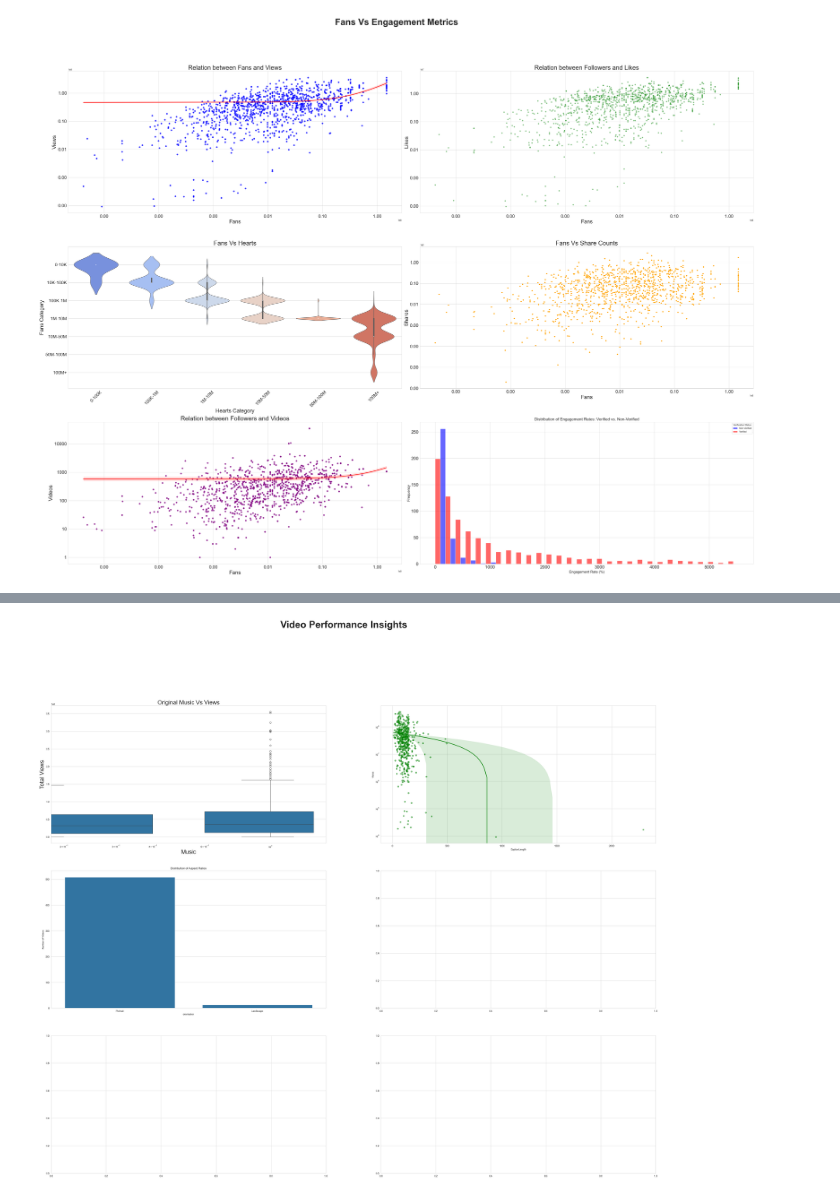
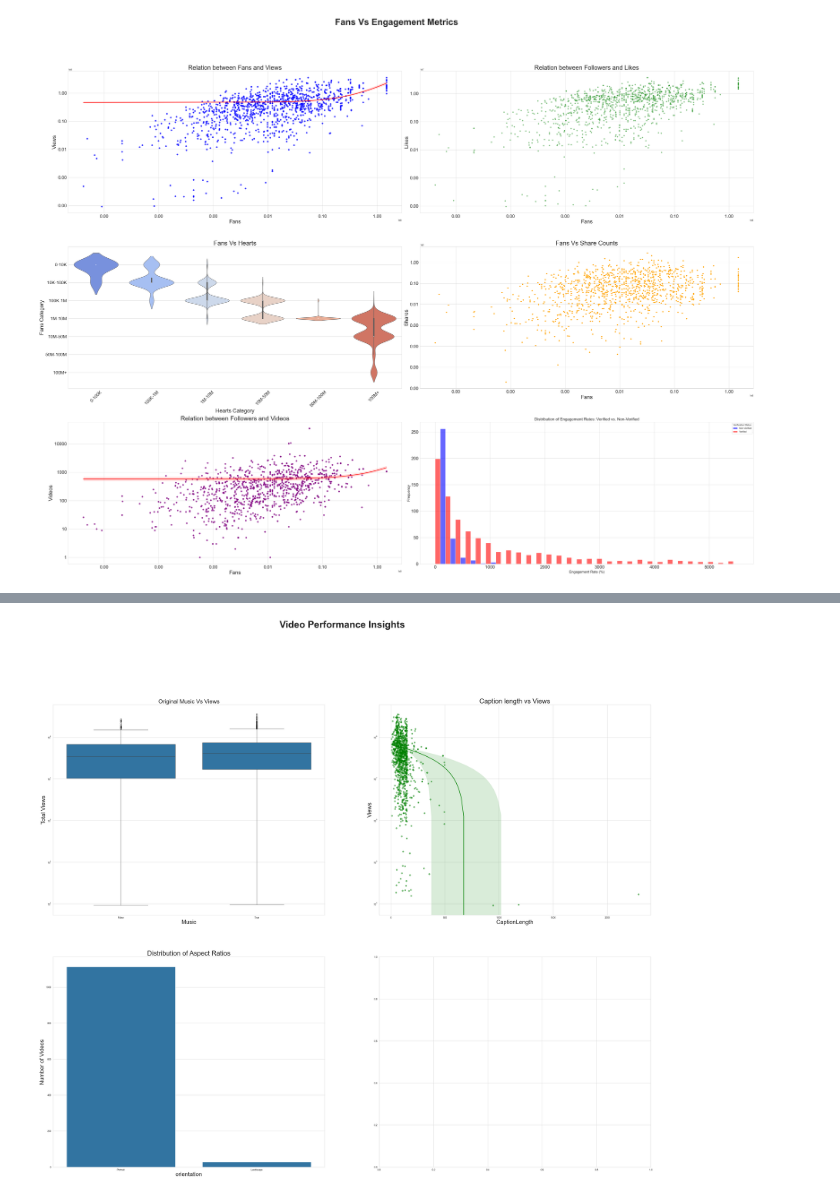
Before and after one commit to Sparshan605/Social-Media-Sentiment-Dashboard, a Jupyter notebook: data_visulaization.ipynb, the cells around one changed output, grey strips where cells are left out. Cells and saved outputs as stored; diff of their text form; code cells hidden in the pictures.

```diff
--- a/data_visulaization.ipynb
+++ b/data_visulaization.ipynb
@@ -222,29 +221,30 @@ ValueError: shape mismatch: objects cannot be broadcast to a single shape.  Mism
 # %%
 sns.set_style('whitegrid')
-fig , axes = plt.subplots(3,2, figsize=(45,35))
+fig , axes = plt.subplots(2,2, figsize=(45,35))
 fig.suptitle("Video Performance Insights", fontsize=40, fontweight='bold', y=1.02)
 
 #Music Used Vs views
 sns.boxplot(x='musicMeta/musicOriginal',y='playCount',data=tiktok_data,ax=axes[0,0])
-axes[0, 0].set_xscale('log')
+axes[0, 0].set_yscale('log')
 axes[0,0].set_xlabel("Music", fontsize=24)
 axes[0,0].set_ylabel("Total Views", fontsize=24)
 axes[0,0].set_title("Original Music Vs Views", fontsize=24)
 
 #Caption length vs views
 tiktok_data['text_count']=tiktok_data['text'].str.len()
 sns.regplot(data=tiktok_data,x='text_count',y='playCount',scatter_kws={'alpha':0.5},color='green',ax=axes[0,1])
 axes[0,1].set_yscale('log')
-axes[0,1].set_xlabel('CaptionLength')
-axes[0,1].set_ylabel('Views')
+
+axes[0,1].set_xlabel('CaptionLength',fontsize=24)
+axes[0,1].set_ylabel('Views',fontsize=24)
+axes[0,1].set_title('Caption length vs Views',fontsize=28)
 
 #Video width vs views
 sns.countplot(x=tiktok_data['orientation'], ax=axes[1, 0], order=['Portrait', 'Landscape'])
-axes[1, 0].set_xlabel('orientation')
-axes[1, 0].set_ylabel('Number of Videos')
-axes[1, 0].set_title('Distribution of Aspect Ratios')
-
+axes[1, 0].set_xlabel('orientation',fontsize=24)
+axes[1, 0].set_ylabel('Number of Videos',fontsize=24)
+axes[1, 0].set_title('Distribution of Aspect Ratios',fontsize=28)
 
 plt.show()
 # %% [output]
-[figure, old version]
+[figure, new version]
```
Also changed, not shown: parts of 3 cells of this notebook, 4 other files.
